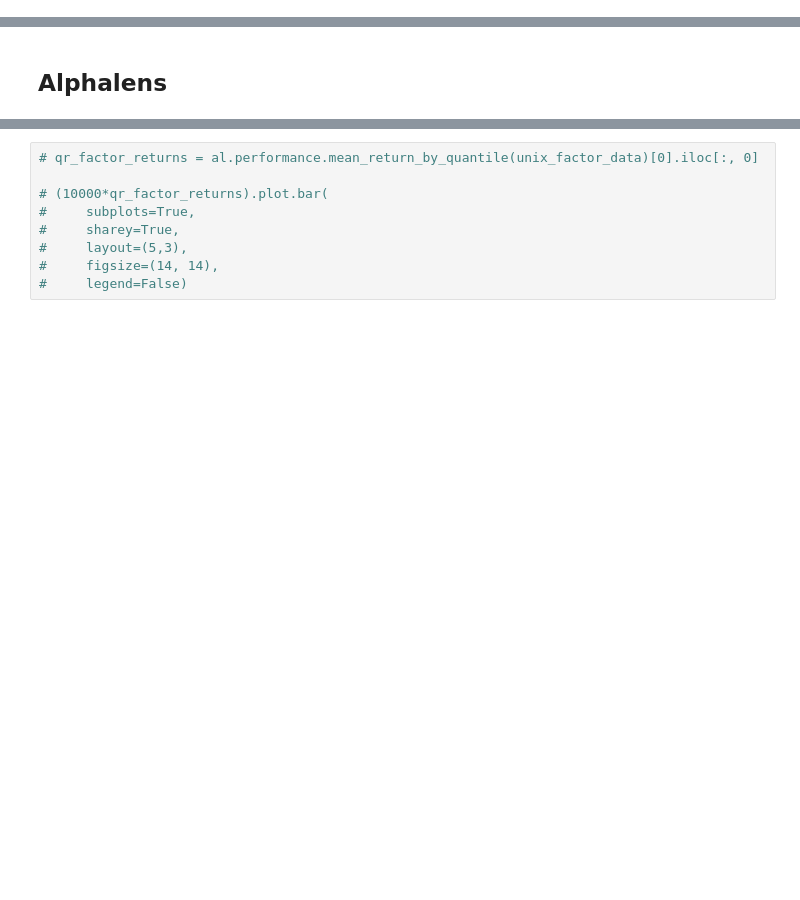
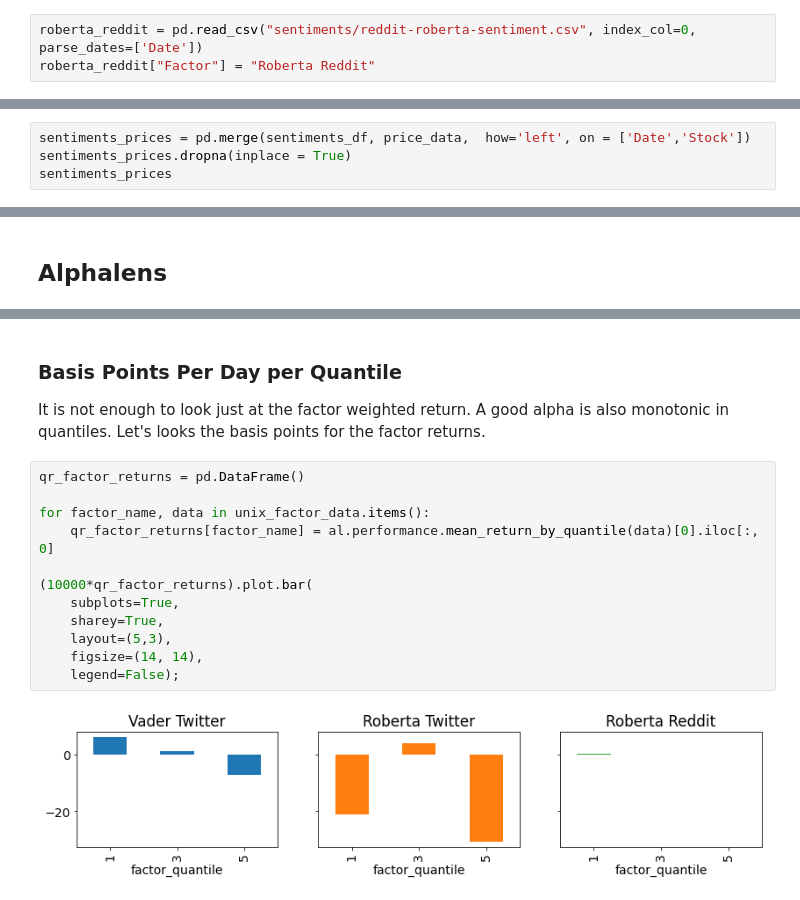
Before and after one commit to rometaidla/flash-boys, a Jupyter notebook: alphalens.ipynb, the cells around one changed output, grey strips where cells are left out. Saved outputs shown, nothing was run; the diff lists cells and outputs as text; blank space fills up the shorter version.

```diff
--- a/alphalens.ipynb
+++ b/alphalens.ipynb
@@ -54,0 +33,3 @@ roberta_df
+# %%
+roberta_reddit = pd.read_csv("sentiments/reddit-roberta-sentiment.csv", index_col=0, parse_dates=['Date'])
+roberta_reddit["Factor"] = "Roberta Reddit"
@@ -123,0 +65,4 @@ See the caveats in the documentation: https://pandas.pydata.org/pandas-docs/stab
+# %%
+sentiments_prices = pd.merge(sentiments_df, price_data,  how='left', on = ['Date','Stock'])
+sentiments_prices.dropna(inplace = True)
+sentiments_prices
@@ -154,9 +149,17 @@ plt.legend(["Vader", "Roberta"])
+# %% [markdown]
+### Basis Points Per Day per Quantile
+It is not enough to look just at the factor weighted return. A good alpha is also monotonic in quantiles. Let's looks the basis points for the factor returns.
 # %%
-# qr_factor_returns = al.performance.mean_return_by_quantile(unix_factor_data)[0].iloc[:, 0]
+qr_factor_returns = pd.DataFrame()
 
-# (10000*qr_factor_returns).plot.bar(
-#     subplots=True,
-#     sharey=True,
-#     layout=(5,3),
-#     figsize=(14, 14),
-#     legend=False)
+for factor_name, data in unix_factor_data.items():
+    qr_factor_returns[factor_name] = al.performance.mean_return_by_quantile(data)[0].iloc[:, 0]
+
+(10000*qr_factor_returns).plot.bar(
+    subplots=True,
+    sharey=True,
+    layout=(5,3),
+    figsize=(14, 14),
+    legend=False);
+# %% [output]
+[figure, added]
```
Also changed, not shown: parts of 29 cells of this notebook, 2 other files.
